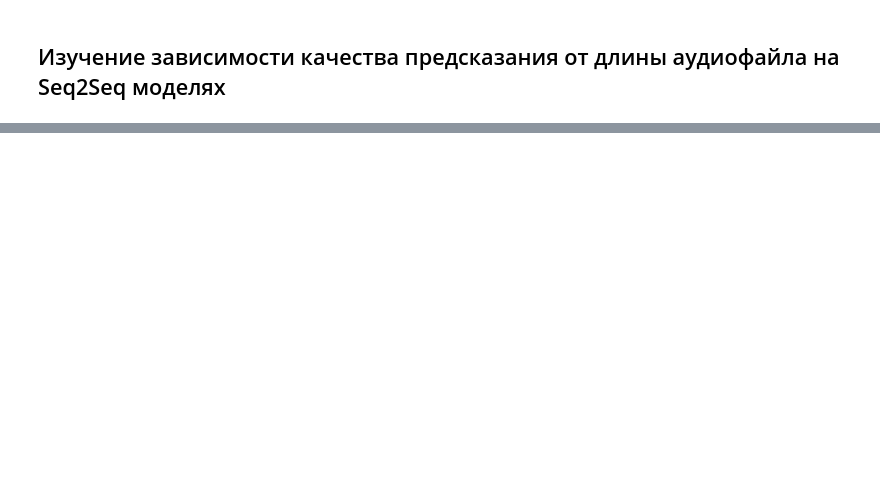
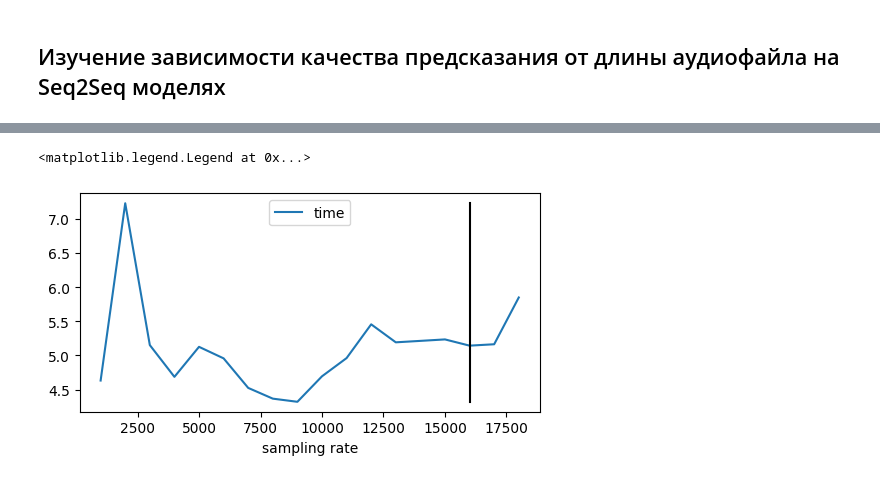
Before and after one commit to EgorYankovsky/NEYRO_2, a Jupyter notebook: PZ2_control.ipynb, the cells around one changed output, grey strips where cells are left out. Saved outputs shown, nothing was run; the diff lists cells and outputs as text; code cells hidden in the pictures; blank space fills up the shorter version.

```diff
--- a/PZ2_control.ipynb
+++ b/PZ2_control.ipynb
@@ -677,0 +834,9 @@ print(cer_metric.compute(references=[normalizer(" ".join(target_text))],
+# %%
+fig, ax = plt.subplots(figsize=(5, 2.7), layout='constrained')
+ax.plot(sampling_rates, sample_i_time_avg, label='time')
+ax.plot([16_000.0, 16_000.0], [min(sample_i_time_avg), max(sample_i_time_avg)], color = "black")
+ax.set_xlabel('sampling rate')
+ax.legend()
+# %% [output]
+<matplotlib.legend.Legend at 0x...>
+[figure, added]
```
Also changed, not shown: parts of 44 cells of this notebook.
